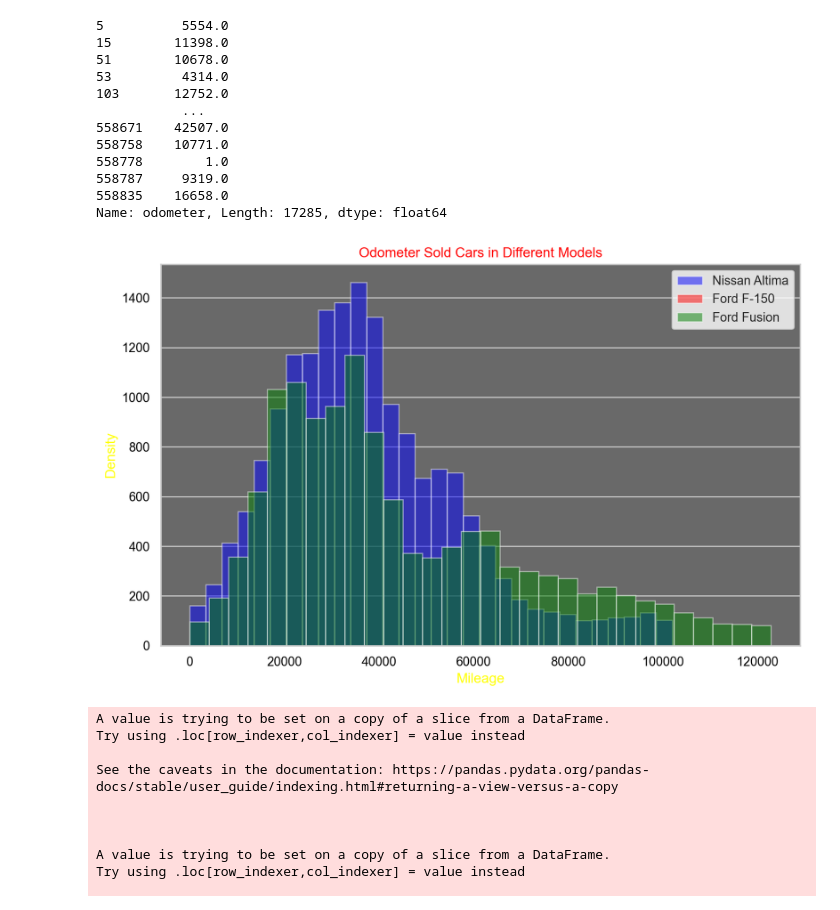
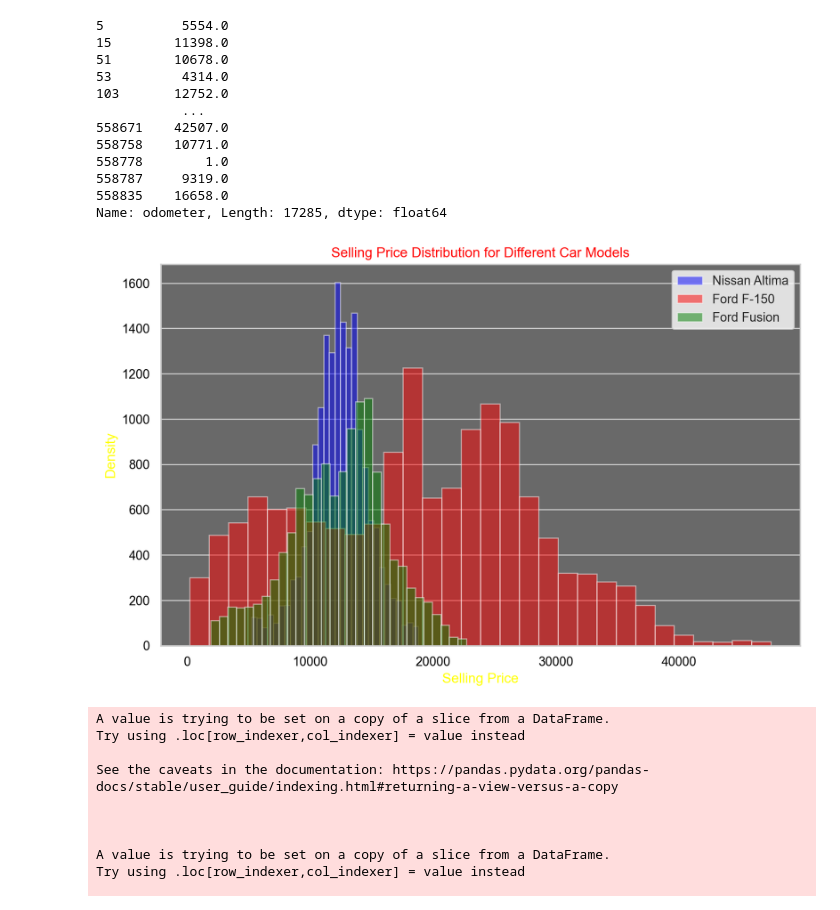
Before and after one commit to Kittisak-M/Best-Strategy-to-Buy-Car-for-Value-Concious-Customer, a Jupyter notebook: Vehicle Sales Analysis.ipynb, the cells around one changed output. Cells and saved outputs as stored; diff of their text form; code cells hidden in the pictures.

```diff
--- a/Vehicle Sales Analysis.ipynb
+++ b/Vehicle Sales Analysis.ipynb
@@ -1439,24 +1435,37 @@ altima_cleaned
 558835    16658.0
 Name: odometer, Length: 17285, dtype: float64
 # %%
+def remove_outliers(df, column):
+    Q1 = df[column].quantile(0.25)
+    Q3 = df[column].quantile(0.75)
+    IQR = Q3 - Q1
+    lower_bound = Q1 - 1.5 * IQR
+    upper_bound = Q3 + 1.5 * IQR
+    return df[(df[column] >= lower_bound) & (df[column] <= upper_bound)]
+
+# Remove outliers from the 'sellingprice' column for each model
+altima_clean = remove_outliers(altima, 'sellingprice')
+f150_clean = remove_outliers(f150, 'sellingprice')
+fusion_clean = remove_outliers(fusion, 'sellingprice')
+
+# Plot the cleaned data
 plt.figure(figsize=(10, 6))
-plt.hist(altima_cleaned, bins=30, alpha=0.5, label='Nissan Altima', color='blue')
-plt.hist(f150_cleaned, bins=30, alpha=0.5, label='Ford F-150', color='red')
-plt.hist(fusion_cleaned, bins=30, alpha=0.5, label='Ford Fusion', color='green')
+plt.hist(altima_clean['sellingprice'], bins=30, alpha=0.5, label='Nissan Altima', color='blue')
+plt.hist(f150_clean['sellingprice'], bins=30, alpha=0.5, label='Ford F-150', color='red')
+plt.hist(fusion_clean['sellingprice'], bins=30, alpha=0.5, label='Ford Fusion', color='green')
 
-plt.xlabel('Mileage', color='yellow')
+plt.xlabel('Selling Price', color='yellow')
 plt.ylabel('Density', color='yellow')
-plt.title('Odometer Sold Cars in Different Models', color='red')
+plt.title('Selling Price Distribution for Different Car Models', color='red')
 plt.grid(axis='x')
 plt.legend()
 
 plt.xticks(color='black')
 plt.yticks(color='black')
-ax.set_facecolor('black')
 plt.gca().set_facecolor('dimgrey')
 plt.show()
 # %% [output]
-[figure, old version]
+[figure, new version]
 # %%
 def categorize(value):
     if 1 <= value <= 5000:
```
Also changed, not shown: parts of 5 cells of this notebook.
